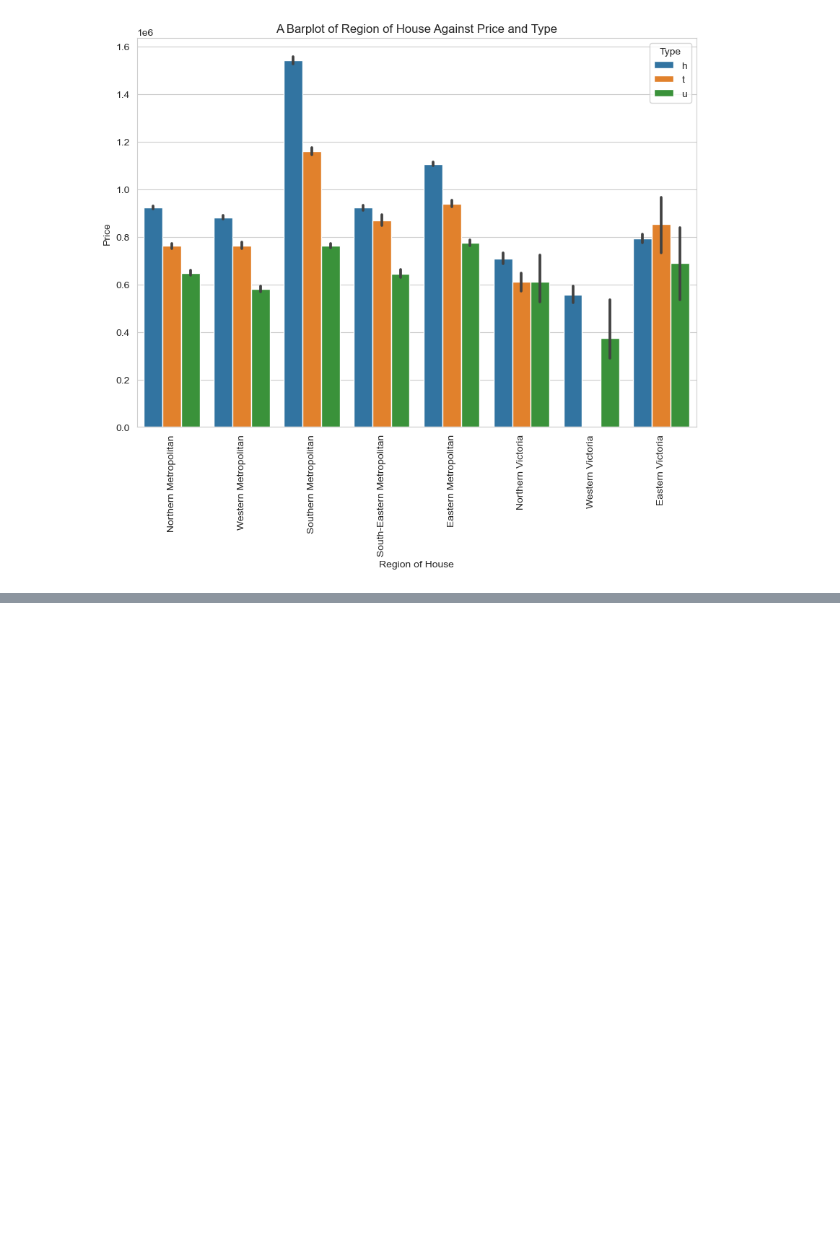
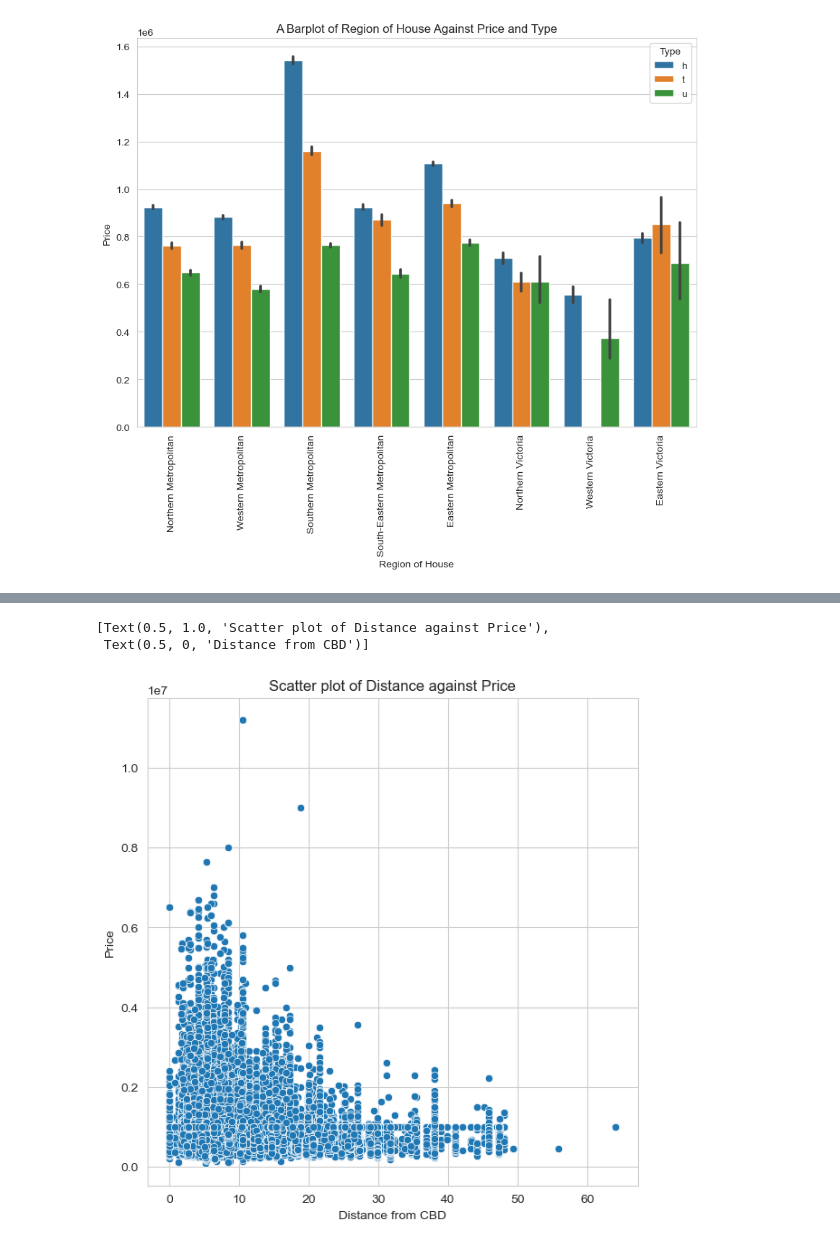
Before and after one commit to Subash0812/House_price_prediction-, a Jupyter notebook: house_price_pred.ipynb, the cells around one changed output, grey strips where cells are left out. Saved outputs shown, nothing was run; the diff lists cells and outputs as text; code cells hidden in the pictures; blank space fills up the shorter version.

```diff
--- a/house_price_pred.ipynb
+++ b/house_price_pred.ipynb
@@ -176,0 +188,8 @@ plt.xticks(rotation=90);
+# %%
+# Plotting the relationship between Distance from CBD and Price
+plt.figure(figsize=(7,7))
+sns.scatterplot(data = house_df,x='Distance',y='Price').set(title = 'Scatter plot of Distance against Price',xlabel = 'Distance from CBD')
+# %% [output]
+[Text(0.5, 1.0, 'Scatter plot of Distance against Price'),
+ Text(0.5, 0, 'Distance from CBD')]
+[figure, added]
```
Also changed, not shown: parts of 9 cells of this notebook.
